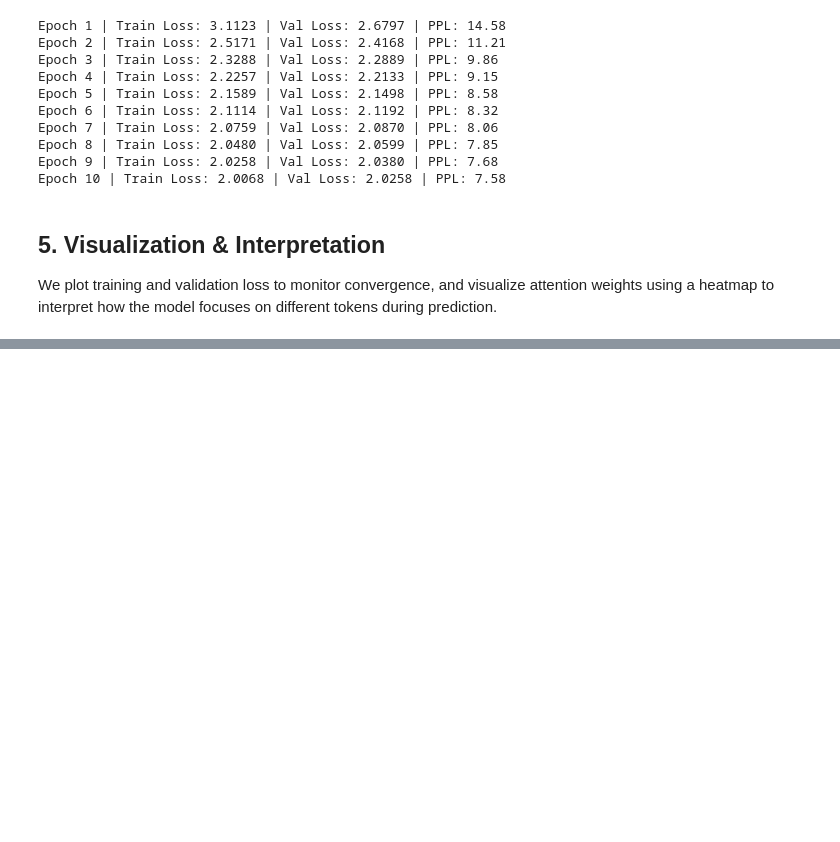
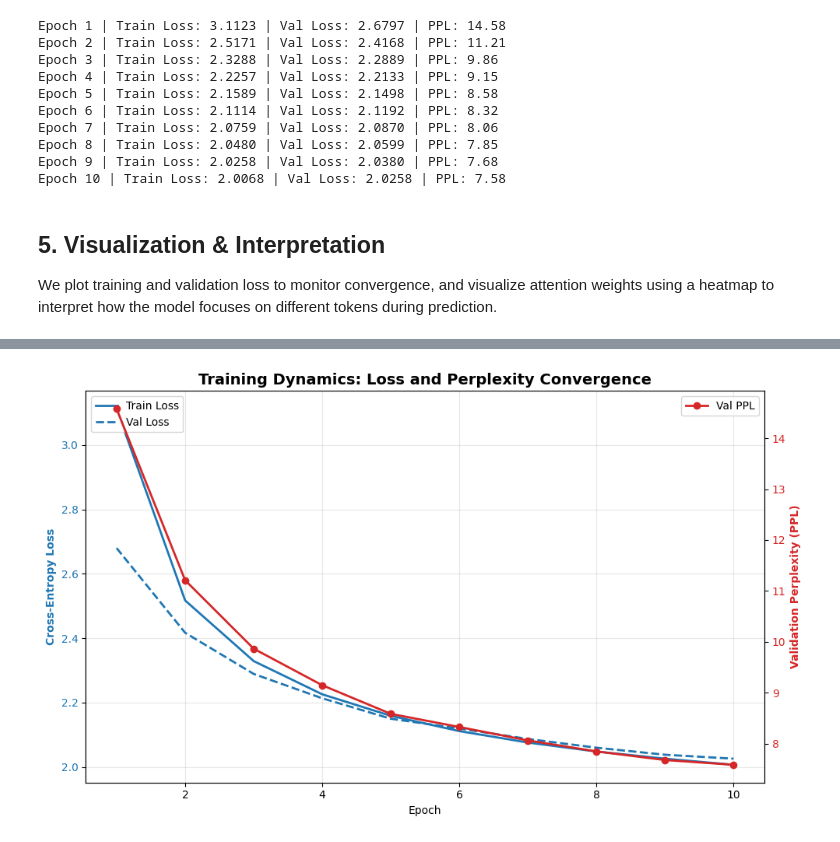
Before and after one commit to Daniel-Manjarrez/AppliedMachineLearningAssignment3, a Jupyter notebook: Assignment3.ipynb, the cells around one changed output, grey strips where cells are left out. Cells and saved outputs as stored; diff of their text form; code cells hidden in the pictures; blank space fills up the shorter version.

```diff
--- a/Assignment3.ipynb
+++ b/Assignment3.ipynb
@@ -375,0 +314,93 @@ Answer
+# %%
+# 1. Training Dynamics Plot (Loss & Perplexity)
+fig, ax1 = plt.subplots(figsize=(10, 6))
+
+#   Primary Axis: Cross-Entropy Loss
+color = 'tab:blue'
+ax1.set_xlabel('Epoch')
+ax1.set_ylabel('Cross-Entropy Loss', color=color, fontweight='bold')
+ax1.plot(range(1, 11), train_losses, label='Train Loss', color=color, linewidth=2)
+ax1.plot(range(1, 11), val_losses, label='Val Loss', color=color, linestyle='--', linewidth=2)
+ax1.tick_params(axis='y', labelcolor=color)
+ax1.grid(True, alpha=0.3)
+
+#   Secondary Axis: Perplexity (PPL)
+ax2 = ax1.twinx()
+color = 'tab:red'
+ax2.set_ylabel('Validation Perplexity (PPL)', color=color, fontweight='bold')
+val_ppl = [math.exp(l) for l in val_losses]
+ax2.plot(range(1, 11), val_ppl, label='Val PPL', color=color, linewidth=2, marker='o')
+ax2.tick_params(axis='y', labelcolor=color)
+
+plt.title('Training Dynamics: Loss and Perplexity Convergence', fontsize=14, fontweight='bold')
+fig.tight_layout()
+ax1.legend(loc='upper left')
+ax2.legend(loc='upper right')
+plt.show()
+
+# 2. Improved Attention Heatmap (Last Layer)
+model.eval()
+sample_text = "ROMEO: Shall I believe that unsubstantial death is amorous"
+
+with torch.no_grad():
+    # Encode and move to device
+    encoded = tokenizer.encode(sample_text)
+    input_ids = torch.tensor(encoded.ids).unsqueeze(0).to(device)
+    tokens = encoded.tokens
+
+    # Forward pass to get weights
+    _, _, weights = model(input_ids)
+
+    # Extract weights from the final layer, first head
+    # Shape: [Batch, Heads, Seq_Len, Seq_Len]
+    attn_matrix = weights[-1][0, 0].cpu().numpy()
+
+    # Create the heatmap with improved formatting
+    plt.figure(figsize=(12, 10))
+    sns.set_theme(style="white")
+
+    # Using 'magma' for higher contrast on causal boundaries
+    ax = sns.heatmap(
+        attn_matrix,
+        xticklabels=tokens,
+        yticklabels=tokens,
+        cmap='magma',
+        annot=False,
+        cbar_kws={'label': 'Attention Weight'}
+    )
+
+    # Improve label readability
+    plt.xticks(rotation=45, ha='right', fontsize=10)
+    plt.yticks(rotation=0, fontsize=10)
+
+    plt.title("Visualizing Causal Self-Attention Patterns", fontsize=15, fontweight='bold', pad=20)
+    plt.xlabel("Key Tokens (Tokens Attended To)", fontsize=12, fontweight='bold')
+    plt.ylabel("Query Tokens (Current Prediction Context)", fontsize=12, fontweight='bold')
+
+    # Ensure labels aren't cut off
+    plt.tight_layout()
+    plt.show()
+
+# Discussion Points
+# What patterns do you observe in the attention maps?
+"""
+Answer
+"""
+# Which hyperparameters (learning rate, context length, model size) had the greatest impact on stability?
+"""
+Answer
+"""
+# How does attention evolve as the model trains over epochs?
+"""
+Answer
+"""
+# What role do positional encodings play - could the model function without them?
+"""
+Answer
+"""
+# Reflect on runtime and memory footprint - where are the bottlenecks?
+"""
+Answer
+"""
+# %% [output]
+[figure, added]
```
Also changed, not shown: parts of 3 cells of this notebook.
